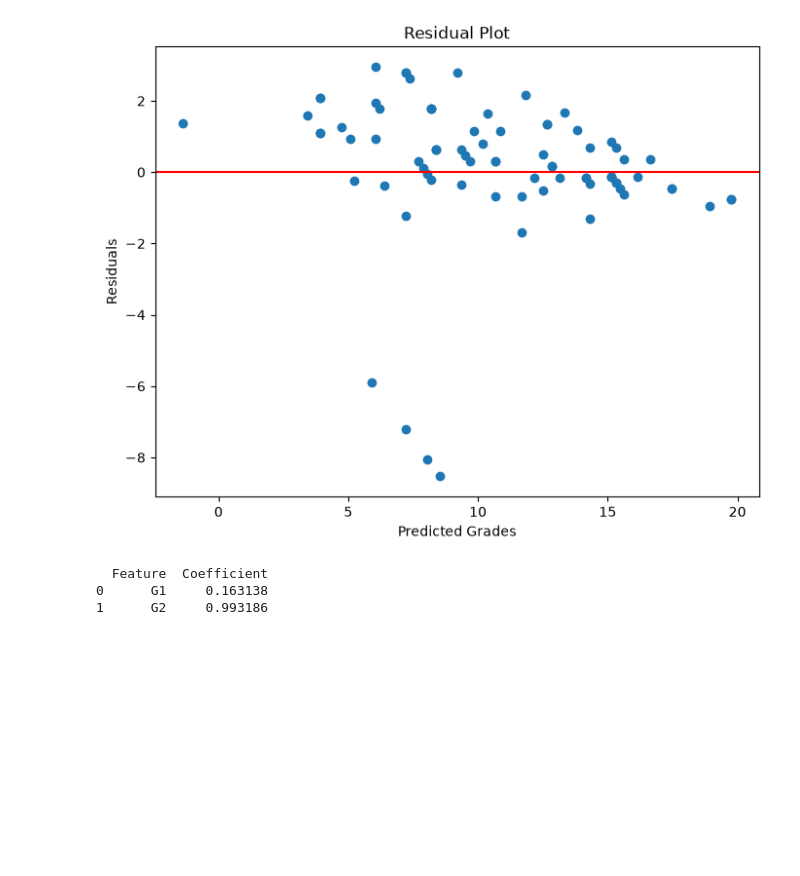
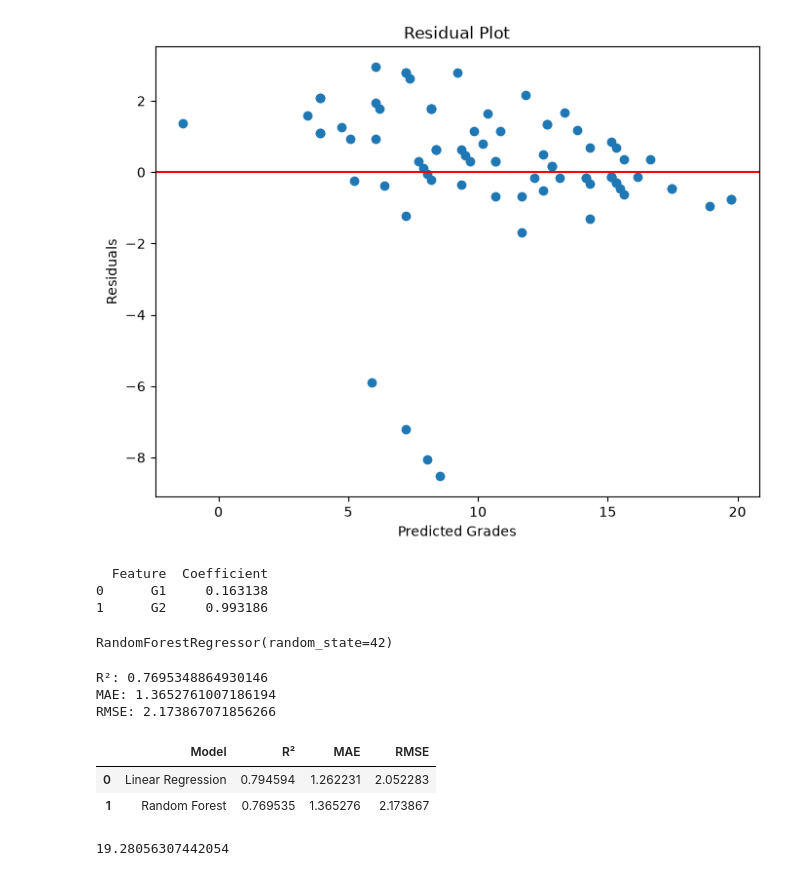
Before and after one commit to Udaykirankota32/Student-Performance-Prediction-System, a Jupyter notebook: 001_data_understanding.ipynb, the cells around one changed output. Cells and saved outputs as stored; diff of their text form; code cells hidden in the pictures; blank space fills up the shorter version.

Commit message:
feat: train ML models, generate predictions, compare results, and finalize model

```diff
--- a/001_data_understanding.ipynb
+++ b/001_data_understanding.ipynb
@@ -856,3 +856,45 @@ print(coefficients)
 ->The Easy Model produced the lowest MAE (1.2622) and RMSE (2.0523).
 ->Adding more features did not improve performance and introduced additional noise.
 ->A simpler model outperformed more complex feature sets.
+# %%
+##Training the ML model
+from sklearn.ensemble import RandomForestRegressor
+
+rf_easy = RandomForestRegressor(
+    n_estimators=100,
+    random_state=42
+)
+
+rf_easy.fit(X_train_easy, y_train_easy)
+# %% [output]
+RandomForestRegressor(random_state=42)
+# %%
+#Predictions:
+y_pred_rf = rf_easy.predict(X_test_easy)
+
+#Evalution:
+r2_rf = r2_score(y_test_easy, y_pred_rf)
+mae_rf = mean_absolute_error(y_test_easy, y_pred_rf)
+rmse_rf = np.sqrt(mean_squared_error(y_test_easy, y_pred_rf))
+
+print("R²:", r2_rf)
+print("MAE:", mae_rf)
+print("RMSE:", rmse_rf)
+# %% [output]
+R²: 0.7695348864930146
+MAE: 1.3652761007186194
+RMSE: 2.173867071856266
+# %%
+#comparision :
+comparison = pd.DataFrame({
+    "Model": ["Linear Regression", "Random Forest"],
+    "R²": [r2_easy, r2_rf],
+    "MAE": [mae_easy, mae_rf],
+    "RMSE": [rmse_easy, rmse_rf]
+})
+
+comparison
+# %% [output]
+|  | Model | R² | MAE | RMSE |
+| 0 | Linear Regression | 0.794594 | 1.262231 | 2.052283 |
+| 1 | Random Forest | 0.769535 | 1.365276 | 2.173867 |
@@ -858,0 +905,15 @@ print(coefficients)
+# %%
+#Predicting example:
+import pandas as pd
+def predict_grade(g1, g2):
+    student = pd.DataFrame({
+        "G1": [g1],
+        "G2": [g2]
+    })
+
+    prediction = lr_easy.predict(student)
+
+    return prediction[0]
+print((predict_grade(15,19)))
+# %% [output]
+19.28056307442054
```
Also changed, not shown: parts of 1 cell of this notebook.
